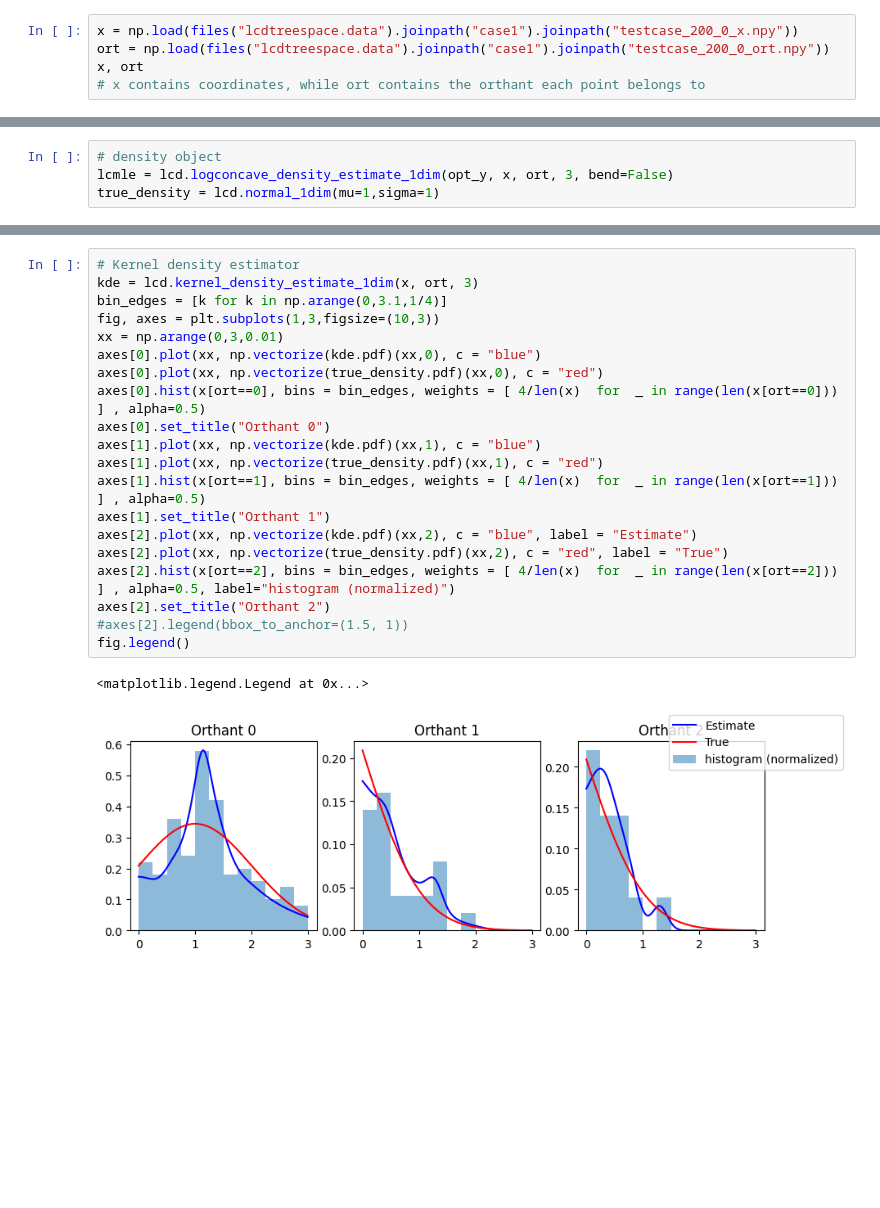
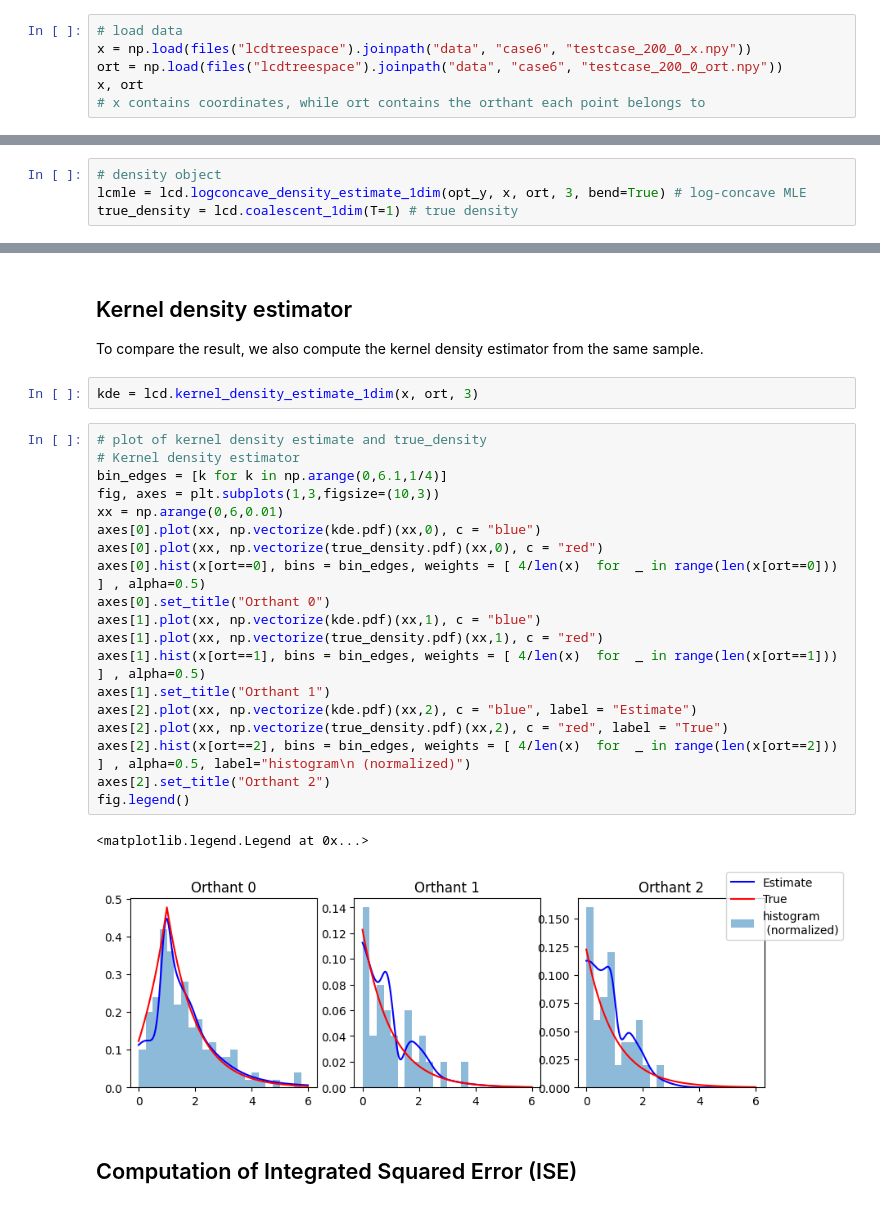
Before and after one commit to yukiregista/LCDTreeSpace, a Jupyter notebook: example_notebooks/case6_example.ipynb, the cells around one changed output, grey strips where cells are left out. Drawn from its saved outputs; the diff is of its cells as text; blank space fills up the shorter version.

Commit message:
Add sample codes, modify package codes and add some data to mixture

```diff
--- a/example_notebooks/case6_example.ipynb
+++ b/example_notebooks/case6_example.ipynb
@@ -34,6 +50,7 @@ Here, we compute the log-concave mle with "testcase_100_0"
 # %%
-x = np.load(files("lcdtreespace.data").joinpath("case1").joinpath("testcase_200_0_x.npy"))
-ort = np.load(files("lcdtreespace.data").joinpath("case1").joinpath("testcase_200_0_ort.npy"))
+# load data
+x = np.load(files("lcdtreespace").joinpath("data", "case6", "testcase_200_0_x.npy"))
+ort = np.load(files("lcdtreespace").joinpath("data", "case6", "testcase_200_0_ort.npy"))
 x, ort
 # x contains coordinates, while ort contains the orthant each point belongs to
 # %% [output]
@@ -71,7 +92,7 @@ run 9: 2.613198413920502
 # %%
 # density object
-lcmle = lcd.logconcave_density_estimate_1dim(opt_y, x, ort, 3, bend=False)
-true_density = lcd.normal_1dim(mu=1,sigma=1)
+lcmle = lcd.logconcave_density_estimate_1dim(opt_y, x, ort, 3, bend=True) # log-concave MLE
+true_density = lcd.coalescent_1dim(T=1) # true density
 # %%
 # plot of estimated density and true density
 fig, axes = plt.subplots(1,3,figsize=(10,3))
@@ -92,26 +113,32 @@ axes[2].legend(bbox_to_anchor=(1.5, 1))
+# %% [markdown]
+## Kernel density estimator
+To compare the result, we also compute the kernel density estimator from the same sample.
+# %%
+kde = lcd.kernel_density_estimate_1dim(x, ort, 3)
 # %%
+# plot of kernel density estimate and true_density
 # Kernel density estimator
-kde = lcd.kernel_density_estimate_1dim(x, ort, 3)
-bin_edges = [k for k in np.arange(0,3.1,1/4)]
+bin_edges = [k for k in np.arange(0,6.1,1/4)]
 fig, axes = plt.subplots(1,3,figsize=(10,3))
-xx = np.arange(0,3,0.01)
+xx = np.arange(0,6,0.01)
 axes[0].plot(xx, np.vectorize(kde.pdf)(xx,0), c = "blue")
 axes[0].plot(xx, np.vectorize(true_density.pdf)(xx,0), c = "red")
 axes[0].hist(x[ort==0], bins = bin_edges, weights = [ 4/len(x)  for  _ in range(len(x[ort==0])) ] , alpha=0.5)
 axes[0].set_title("Orthant 0")
 axes[1].plot(xx, np.vectorize(kde.pdf)(xx,1), c = "blue")
 axes[1].plot(xx, np.vectorize(true_density.pdf)(xx,1), c = "red")
 axes[1].hist(x[ort==1], bins = bin_edges, weights = [ 4/len(x)  for  _ in range(len(x[ort==1])) ] , alpha=0.5)
 axes[1].set_title("Orthant 1")
 axes[2].plot(xx, np.vectorize(kde.pdf)(xx,2), c = "blue", label = "Estimate")
 axes[2].plot(xx, np.vectorize(true_density.pdf)(xx,2), c = "red", label = "True")
-axes[2].hist(x[ort==2], bins = bin_edges, weights = [ 4/len(x)  for  _ in range(len(x[ort==2])) ] , alpha=0.5, label="histogram (normalized)")
+axes[2].hist(x[ort==2], bins = bin_edges, weights = [ 4/len(x)  for  _ in range(len(x[ort==2])) ] , alpha=0.5, label="histogram\n (normalized)")
 axes[2].set_title("Orthant 2")
-#axes[2].legend(bbox_to_anchor=(1.5, 1))
 fig.legend()
 # %% [output]
 <matplotlib.legend.Legend at 0x...>
-[figure, old version]
+[figure, new version]
+# %% [markdown]
+## Computation of Integrated Squared Error (ISE)
 # %%
 # calculation of integrted squared error
 lcmle_ise, lcmle_err = lcd.ise_1dim(true_density, lcmle, epsabs = 1e-5)
```
Also changed, not shown: parts of 14 cells of this notebook, 32 other files.
